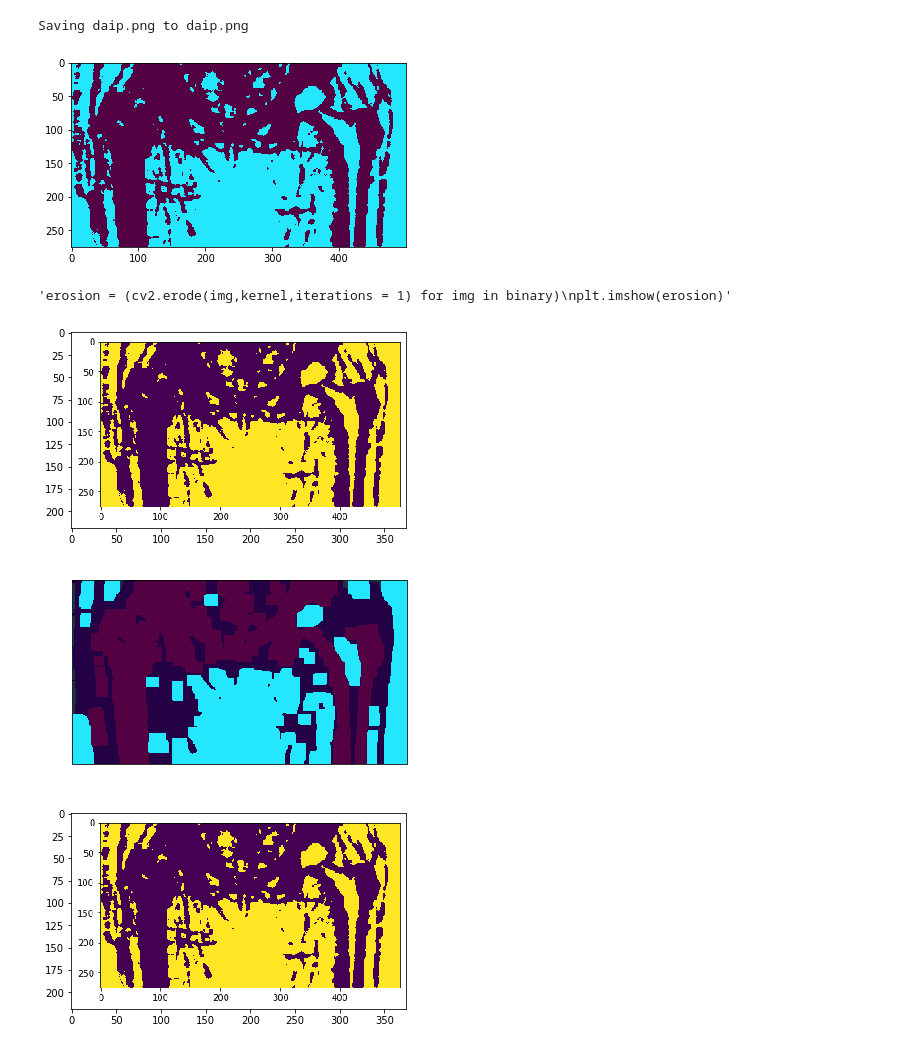
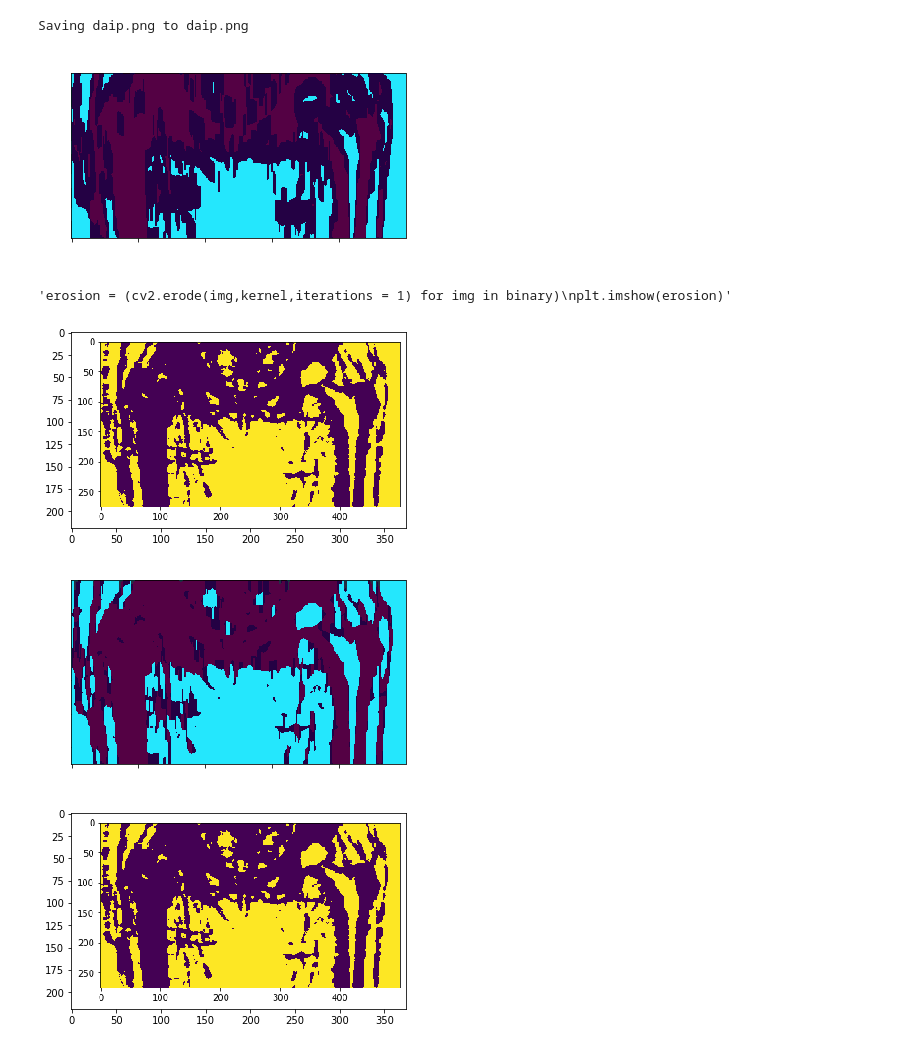
Before and after one commit to ASSASSIN-HACKED/imageenhancementmorphsegment, a Jupyter notebook: Untitled0.ipynb, the cells around one changed output. Cells and saved outputs as stored; diff of their text form; code cells hidden in the pictures.

```diff
--- a/Untitled0.ipynb
+++ b/Untitled0.ipynb
@@ -36,26 +35,26 @@ Uploaded=files.upload()
 [interactive output not drawn]
 Saving daip.png to daip.png
 # %%
-kernel = np.ones((1,1),np.uint8)
+kernel = np.ones((20,1),np.uint8)
 read_image=io.imread(r"daip.png")
 plt.imshow(read_image)
 img_erosion = cv2.erode(read_image, kernel, iterations=1)
 
 from google.colab.patches import cv2_imshow
 cv2_imshow(img_erosion)
 '''erosion = (cv2.erode(img,kernel,iterations = 1) for img in binary)
 plt.imshow(erosion)'''
 # %% [output]
-[figure, old version]
+[figure, new version]
 'erosion = (cv2.erode(img,kernel,iterations = 1) for img in binary)\nplt.imshow(erosion)'
 [figure]
 # %%
-kernel = np.ones((10,10),np.uint8)
+kernel = np.ones((10,1),np.uint8)
 plt.imshow(read_image)
 img_opening = cv2.morphologyEx(read_image, cv2.MORPH_OPEN, kernel)
 
 from google.colab.patches import cv2_imshow
 cv2_imshow(img_opening)
 # %% [output]
-[figure, old version]
+[figure, new version]
 [figure]
```
Also changed, not shown: parts of 2 cells of this notebook.
